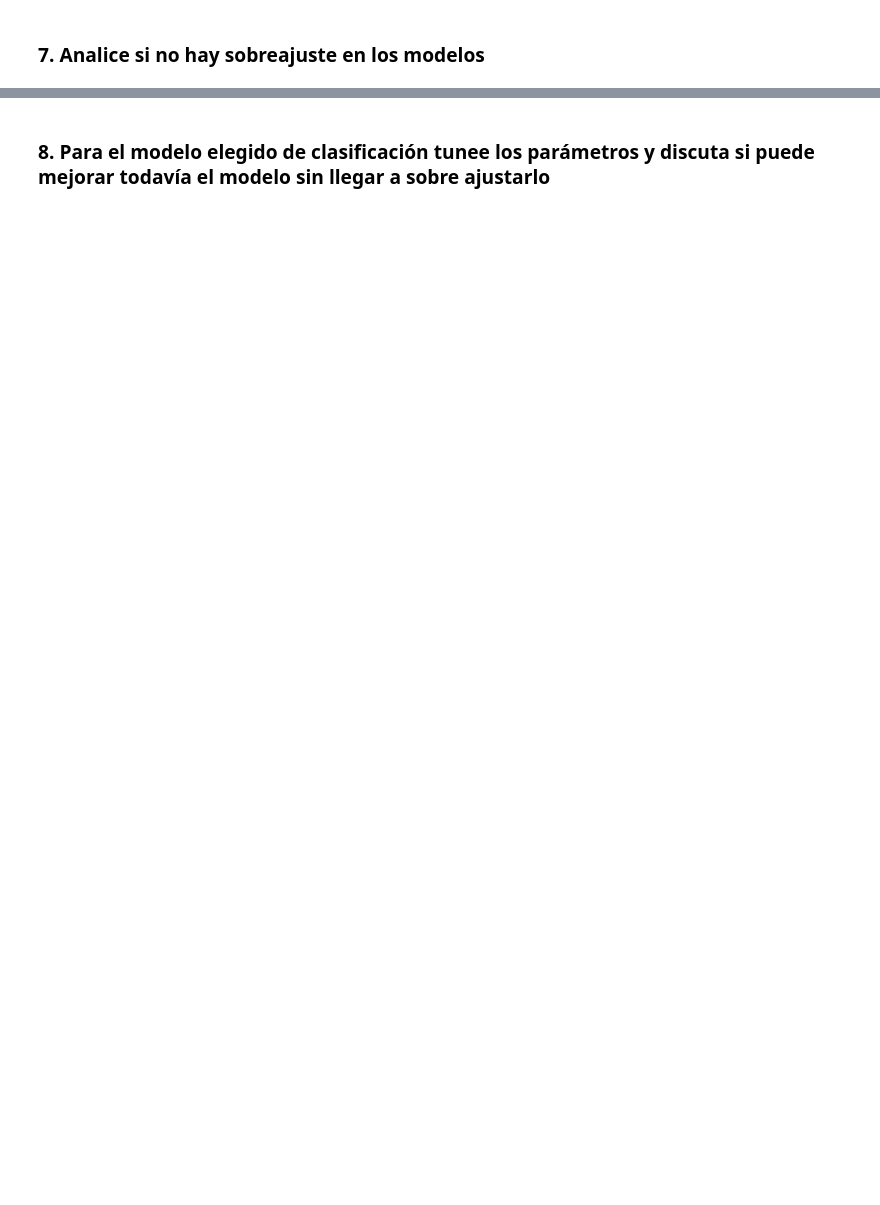
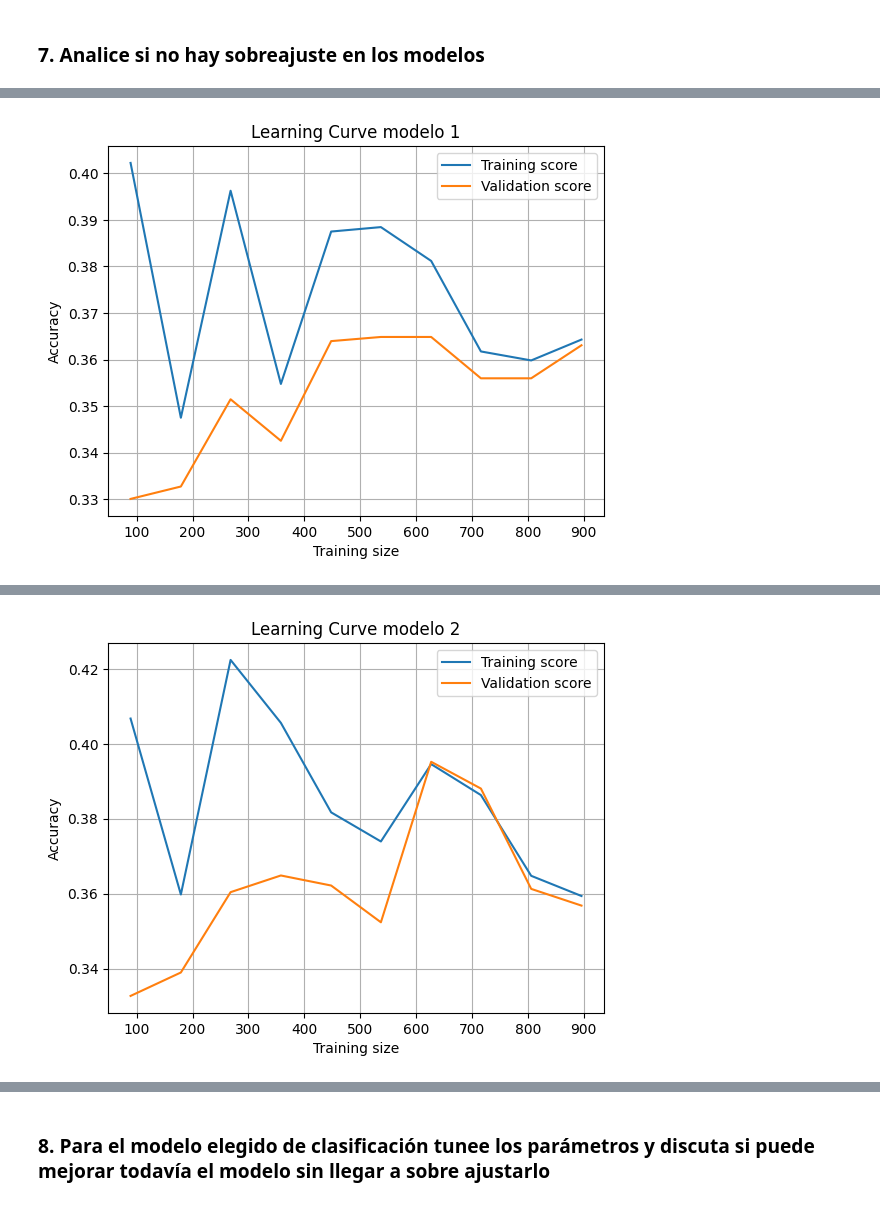
Before and after one commit to angelargd8/HTD9-MDD, a Jupyter notebook: hdt9.ipynb, the cells around one changed output, grey strips where cells are left out. Drawn from its saved outputs; the diff is of its cells as text; code cells hidden in the pictures; blank space fills up the shorter version.

```diff
--- a/hdt9.ipynb
+++ b/hdt9.ipynb
@@ -240,2 +285,40 @@ weighted avg       0.76      0.76      0.76       225
 # %% [markdown]
 ### 7. Analice si no hay sobreajuste en los modelos
+# %%
+from sklearn.model_selection import learning_curve
+
+# modelo 1
+train_sizes, train_scores, test_scores = learning_curve(
+    mlp, X, y, cv=5, scoring='accuracy', train_sizes=np.linspace(0.1, 1.0, 10)
+)
+
+train_mean = train_scores.mean(axis=1)
+test_mean = test_scores.mean(axis=1)
+
+plt.plot(train_sizes, train_mean, label='Training score')
+plt.plot(train_sizes, test_mean, label='Validation score')
+plt.xlabel('Training size')
+plt.ylabel('Accuracy')
+plt.title('Learning Curve modelo 1')
+plt.legend()
+plt.grid(True)
+plt.show()
+
+
+#modelo 2
+train_sizes, train_scores, test_scores = learning_curve(
+    mlp2, X, y, cv=5, scoring='accuracy', train_sizes=np.linspace(0.1, 1.0, 10)
+)
+
+train_mean = train_scores.mean(axis=1)
+test_mean = test_scores.mean(axis=1)
+
+plt.plot(train_sizes, train_mean, label='Training score')
+plt.plot(train_sizes, test_mean, label='Validation score')
+plt.xlabel('Training size')
+plt.ylabel('Accuracy')
+plt.title('Learning Curve modelo 2')
+plt.legend()
+plt.grid(True)
+plt.show()
+# %% [output]
@@ -241,0 +342 @@ weighted avg       0.76      0.76      0.76       225
+[figure, added]
@@ -241,0 +360 @@ weighted avg       0.76      0.76      0.76       225
+[figure, added]
```
Also changed, not shown: parts of 7 cells of this notebook.
